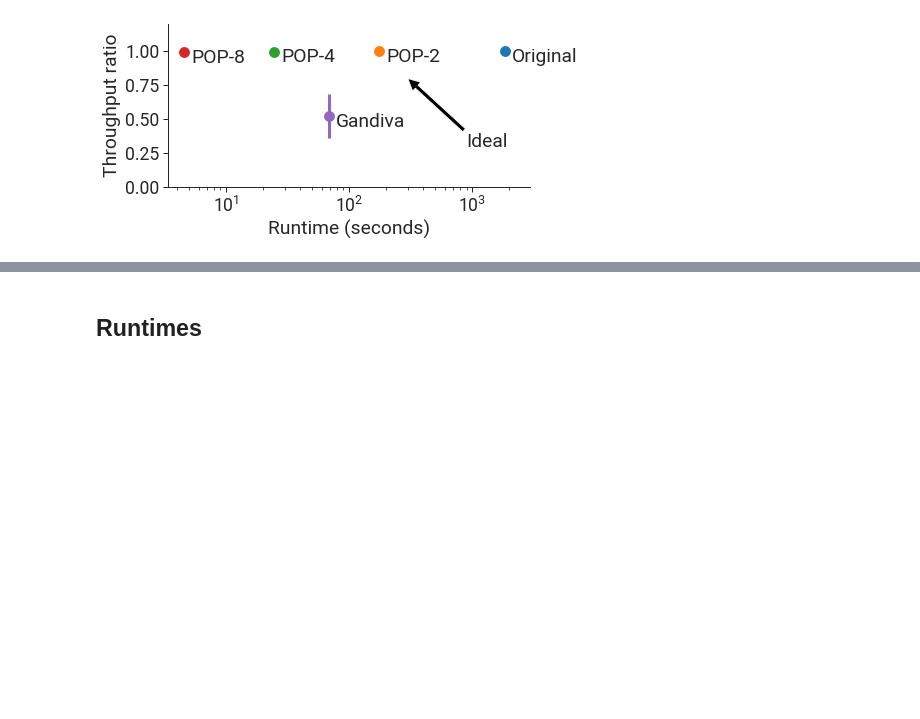
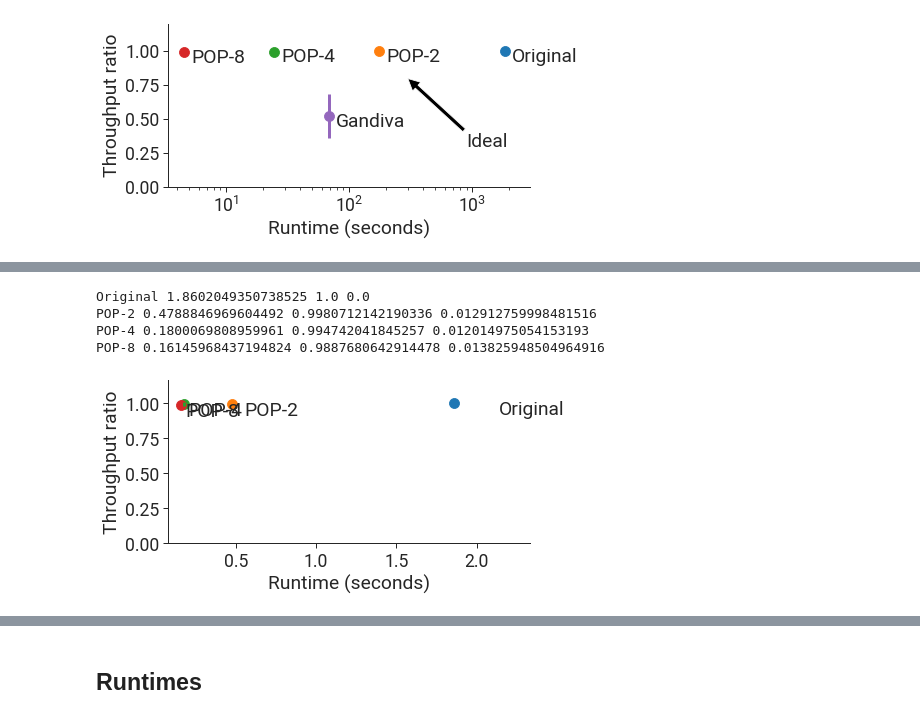
Before and after one commit to akshayka/gavel, a Jupyter notebook: scheduler/notebooks/figures/improved_scalability/max_min_fairness.ipynb, the cells around one changed output, grey strips where cells are left out. Drawn from its saved outputs; the diff is of its cells as text; code cells hidden in the pictures; blank space fills up the shorter version.

```diff
--- a/scheduler/notebooks/figures/improved_scalability/max_min_fairness.ipynb
+++ b/scheduler/notebooks/figures/improved_scalability/max_min_fairness.ipynb
@@ -232,0 +261,19 @@ POP-2 1.013866901397705 0.001306221614707118 0.00041171790457763077
+# %%
+labels = ['Original', 'POP-2', 'POP-4', 'POP-8', 'Gandiva']
+all_num_sub_clusters = [1, 2, 4, 8]
+#all_num_sub_clusters = [1]
+
+runtimes, all_effective_throughputs_256 = \
+    get_runtimes_and_effective_throughputs('max_min_fairness_packed',
+                                           all_num_sub_clusters,
+                                           256, solver='MOSEK')
+
+plot_runtime_vs_effective_throughput_ratios(
+    runtimes, all_effective_throughputs_256, labels,
+    output_filename="effective_throughput_ratio_and_runtimes/num_jobs=256.pdf")
+# %% [output]
+Original 1.8602049350738525 1.0 0.0
+POP-2 0.4788846969604492 0.9980712142190336 0.012912759998481516
+POP-4 0.1800069808959961 0.994742041845257 0.012014975054153193
+POP-8 0.16145968437194824 0.9887680642914478 0.013825948504964916
+[figure, added]
```
Also changed, not shown: parts of 5 cells of this notebook, 5 other files.
